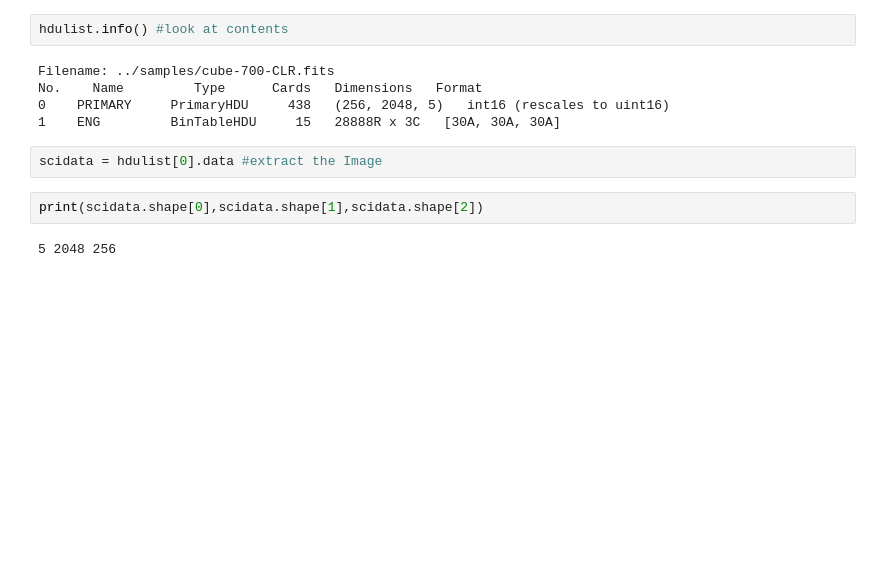
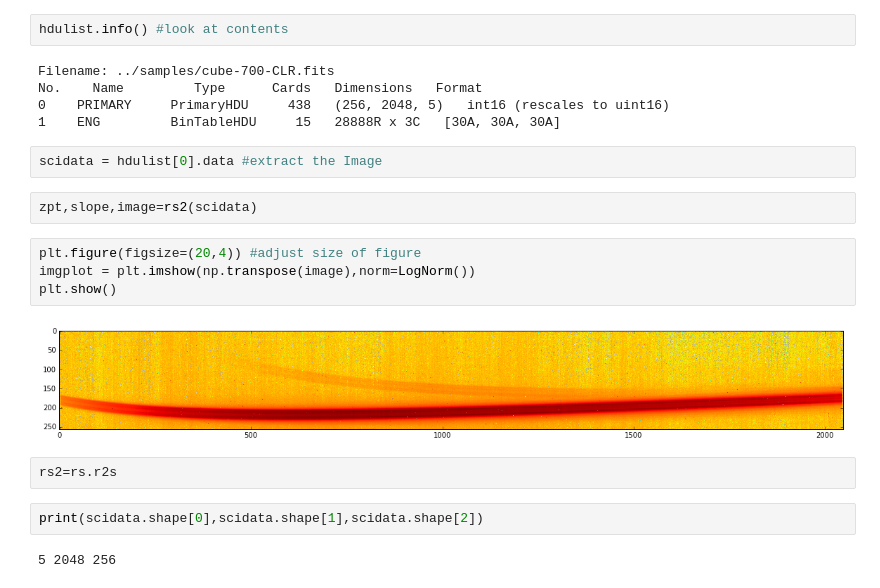
Before and after one commit to jasonfrowe/JWSTNIRISS, a Jupyter notebook: ramps2slopes/ramps2slopes.ipynb, the cells around one changed output. Cells and saved outputs as stored; diff of their text form; blank space fills up the shorter version.

```diff
--- a/ramps2slopes/ramps2slopes.ipynb
+++ b/ramps2slopes/ramps2slopes.ipynb
@@ -23,6 +26,16 @@ No.    Name         Type      Cards   Dimensions   Format
 1    ENG         BinTableHDU     15   28888R x 3C   [30A, 30A, 30A]
 # %%
 scidata = hdulist[0].data #extract the Image
+# %%
+zpt,slope,image=rs2(scidata)
+# %%
+plt.figure(figsize=(20,4)) #adjust size of figure
+imgplot = plt.imshow(np.transpose(image),norm=LogNorm())
+plt.show()
+# %% [output]
+[figure, added]
+# %%
+rs2=rs.r2s
 # %%
 print(scidata.shape[0],scidata.shape[1],scidata.shape[2])
 # %% [output]
```
Also changed, not shown: parts of 7 cells of this notebook, 4 other files.
